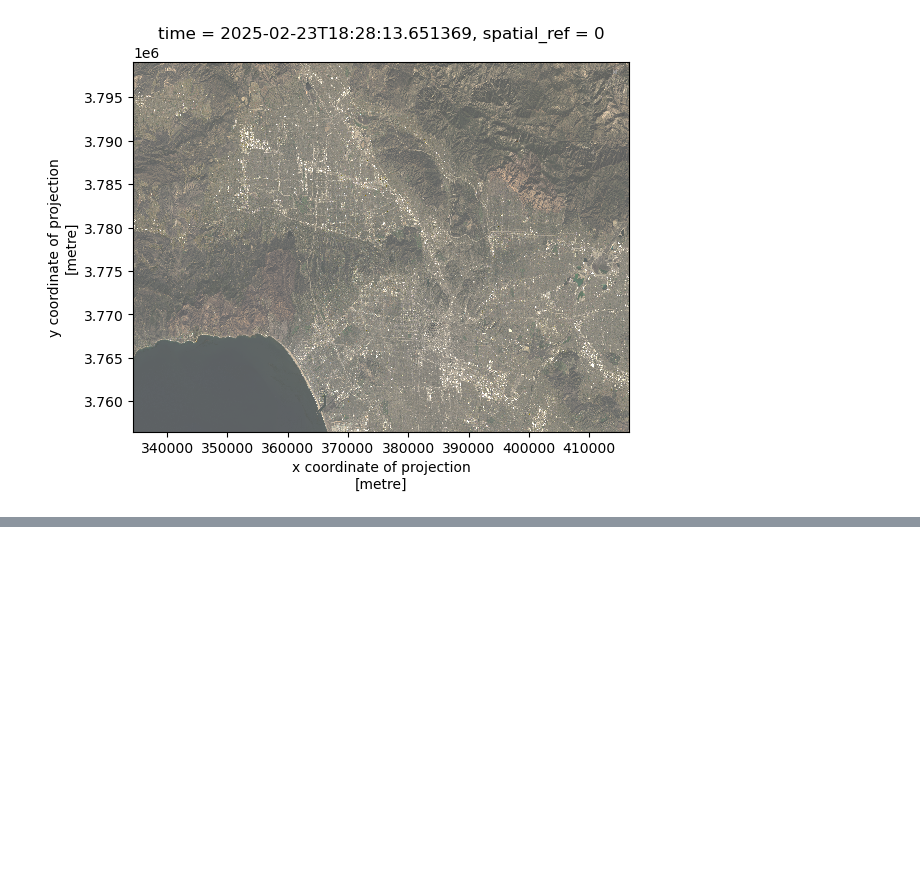
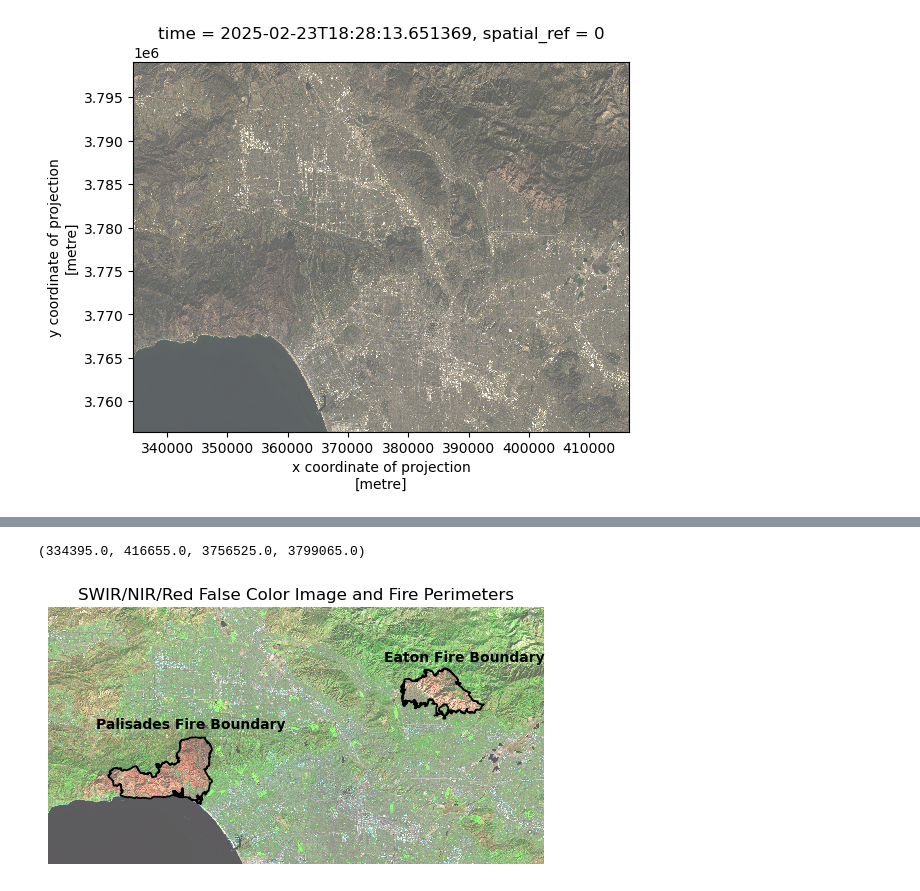
Before and after one commit to sandovaljoaquin/eds220-hwk4, a Jupyter notebook: hwk4-task2-false-color-SANDOVAL.ipynb, the cells around one changed output, grey strips where cells are left out. Saved outputs shown, nothing was run; the diff lists cells and outputs as text; code cells hidden in the pictures; blank space fills up the shorter version.

```diff
--- a/hwk4-task2-false-color-SANDOVAL.ipynb
+++ b/hwk4-task2-false-color-SANDOVAL.ipynb
@@ -169,0 +199,36 @@ Comparing the ouputs for parts (a) and (e).
+# %%
+# Convert  to CRS of both fire boundaries to landsat CRS
+
+eaton_boundary = eaton_boundary.to_crs(landsat.rio.crs)
+palisades_boundary = palisades_boundary.to_crs(landsat.rio.crs)
+# %%
+# Shortwave infrared/near-infrared/red false color image together with both fire perimeters
+fig, ax = plt.subplots()
+
+landsat[['swir22','nir08','red']].to_array().plot.imshow(vmin = 0,
+                                                       vmax = 20000,
+                                                       robust = True)
+
+
+eaton_boundary.plot(ax=ax,
+                 edgecolor='black',
+                 color = 'none',
+                 linewidth=1.25)
+
+palisades_boundary.plot(ax=ax,
+                color = 'none',
+                linewidth= 1.25)
+
+plt.figtext(x = .65,
+            y = .65,
+            s ="Eaton Fire Boundary",
+            weight = 'bold')
+plt.figtext(x = .2,
+            y = .51,
+            s ="Palisades Fire Boundary",
+            weight = 'bold')
+ax.set_title("SWIR/NIR/Red False Color Image and Fire Perimeters")
+ax.axis('off')
+# %% [output]
+(334395.0, 416655.0, 3756525.0, 3799065.0)
+[figure, added]
```
Also changed, not shown: parts of 8 cells of this notebook.
